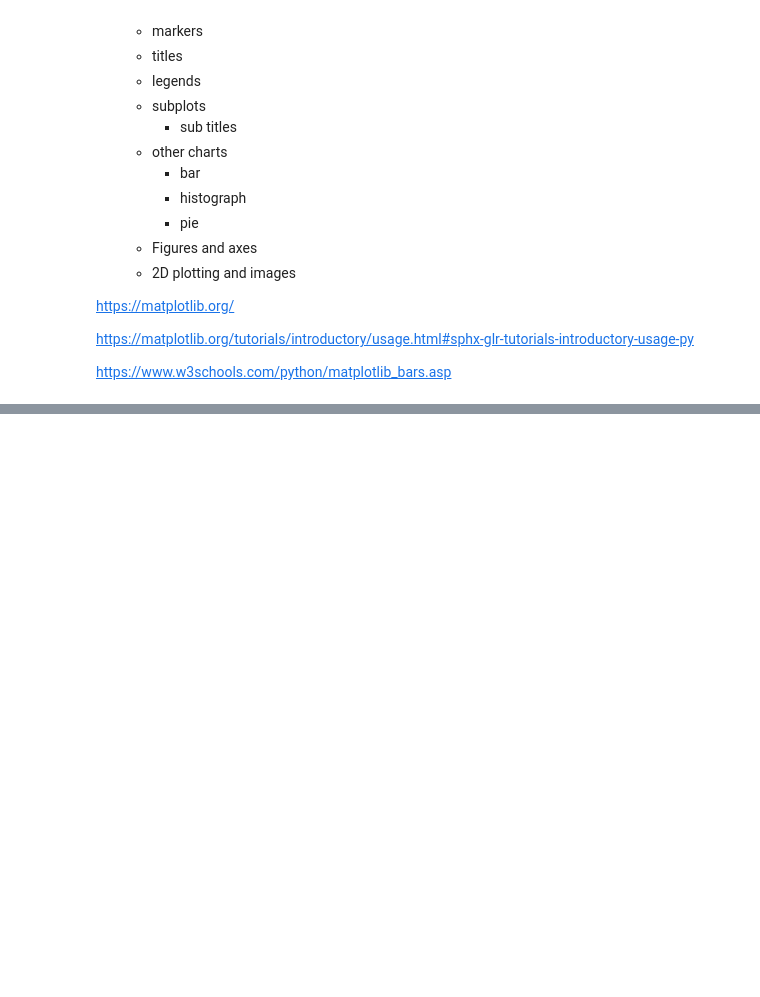
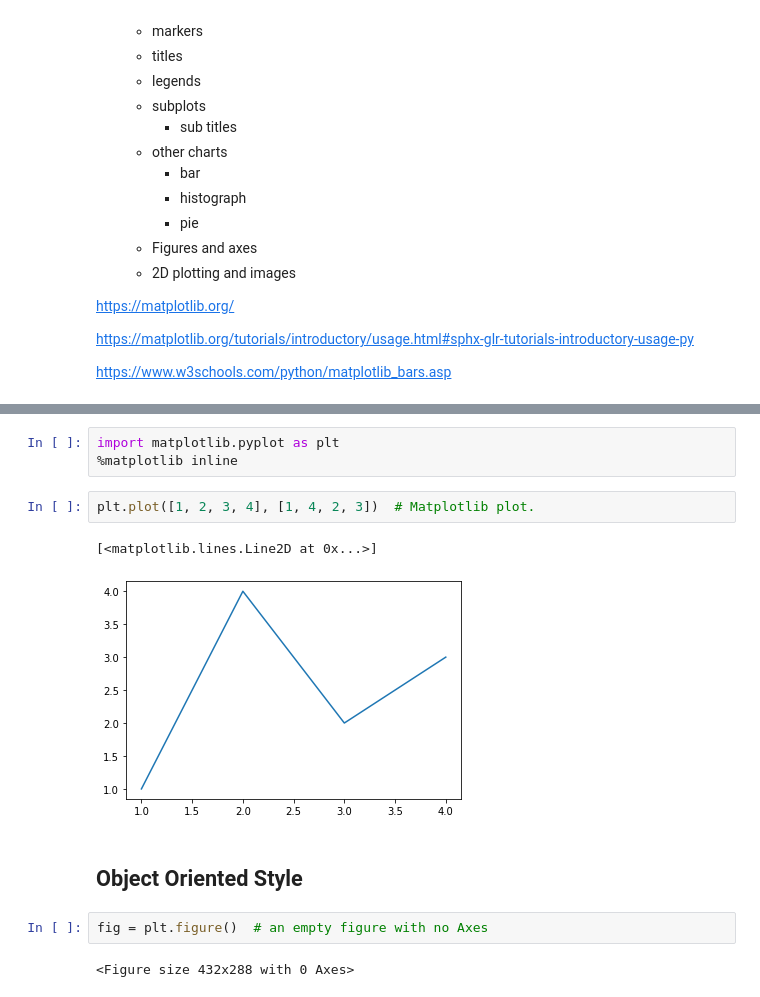
Before and after one commit to JeffreyILipton/ME480, a Jupyter notebook: JupyterNotebooks/Matricies and Plotting.ipynb, the cells around one changed output, grey strips where cells are left out. Cells and saved outputs as stored; diff of their text form; blank space fills up the shorter version.

```diff
--- a/JupyterNotebooks/Matricies and Plotting.ipynb
+++ b/JupyterNotebooks/Matricies and Plotting.ipynb
@@ -732,3 +732,17 @@ https://matplotlib.org/tutorials/introductory/usage.html#sphx-glr-tutorials-intr
 https://www.w3schools.com/python/matplotlib_bars.asp
 # %% [markdown]
 ![image.png](attachment:image.png)
+# %%
+import matplotlib.pyplot as plt
+%matplotlib inline
+# %%
+plt.plot([1, 2, 3, 4], [1, 4, 2, 3])  # Matplotlib plot.
+# %% [output]
+[<matplotlib.lines.Line2D at 0x...>]
+[figure, added]
+# %% [markdown]
+## Object Oriented Style
+# %%
+fig = plt.figure()  # an empty figure with no Axes
+# %% [output]
+<Figure size 432x288 with 0 Axes>
```
Also changed, not shown: parts of 28 cells of this notebook.
